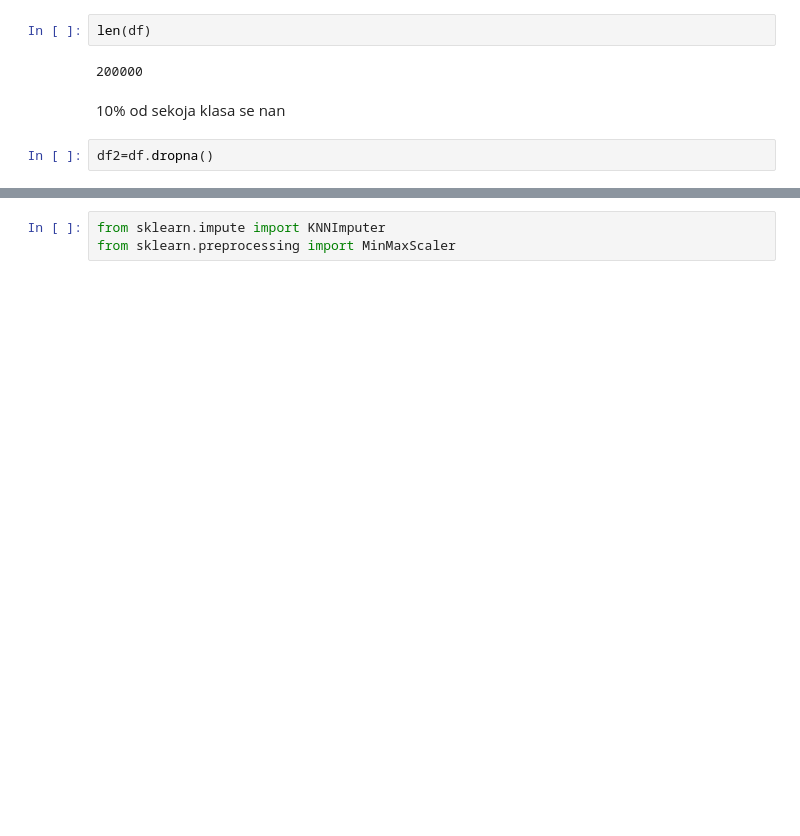
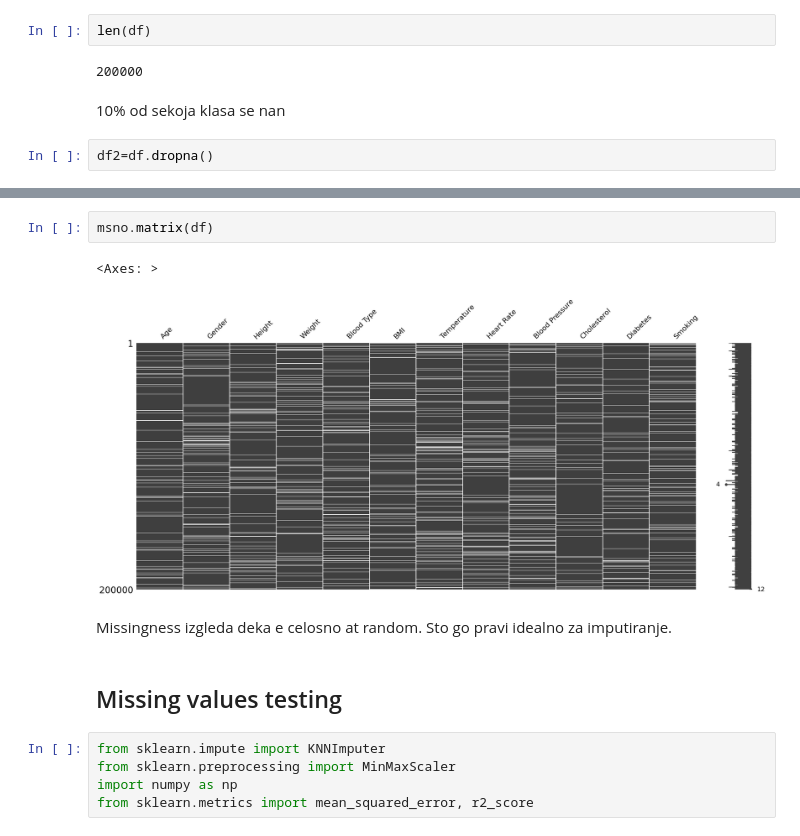
Before and after one commit to PetarKalinovski/MissingValuesTest, a Jupyter notebook: proba.ipynb, the cells around one changed output, grey strips where cells are left out. Saved outputs shown, nothing was run; the diff lists cells and outputs as text; blank space fills up the shorter version.

```diff
--- a/proba.ipynb
+++ b/proba.ipynb
@@ -77,3 +108,14 @@ len(df2)
+# %%
+msno.matrix(df)
+# %% [output]
+<Axes: >
+[figure, added]
+# %% [markdown]
+Missingness izgleda deka e celosno at random. Sto go pravi idealno za imputiranje.
+# %% [markdown]
+## Missing values testing
 # %%
 from sklearn.impute import KNNImputer
 from sklearn.preprocessing import MinMaxScaler
+import numpy as np
+from sklearn.metrics import mean_squared_error, r2_score
```
Also changed, not shown: parts of 9 cells of this notebook.
